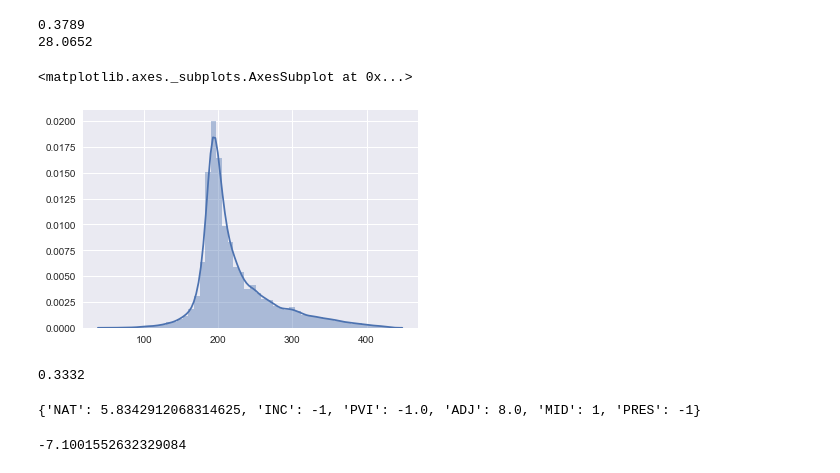
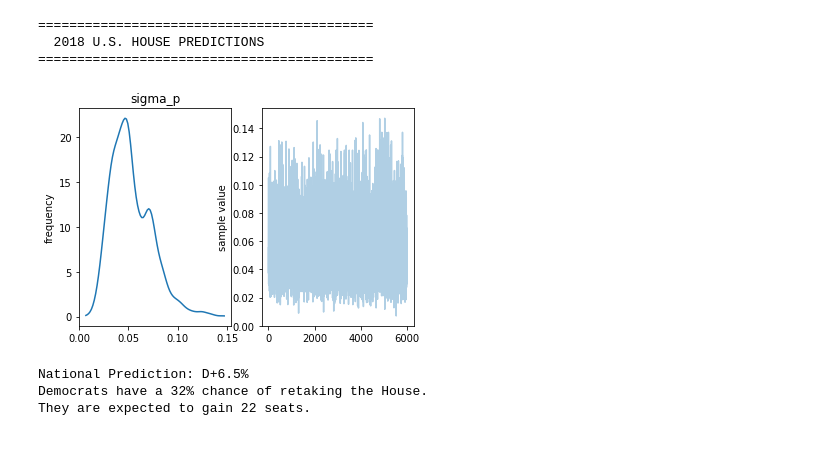
Before and after one commit to CoryMcCartan/us-house-old, a Jupyter notebook: house_analysis.ipynb, the cells around one changed output. Saved outputs shown, nothing was run; the diff lists cells and outputs as text; code cells hidden in the pictures; blank space fills up the shorter version.

```diff
--- a/house_analysis.ipynb
+++ b/house_analysis.ipynb
@@ -133,4 +145,22 @@ bias_prior = priors.get_bias_prior(recalculate=True, model_dir=args.model_dir)
 # %%
+args = get_args()
+
+election_day = datetime(2018, 11, 6)
+current_seats = 194
+
+print("===========================================")
+print("  2018 U.S. HOUSE PREDICTIONS              ")
+print("===========================================")
+print()
+
+#################################
+# Load prior models             #
+#################################
+nat_prior = priors.get_national_prior(model_dir=args.model_dir)
+race_prior = priors.get_race_prior(model_dir=args.model_dir)
+bias_prior = priors.get_bias_prior(recalculate=True, model_dir=args.model_dir)
+
+
 #################################
 # Organize data for prediction  #
 #################################
@@ -156,7 +186,7 @@ nat_prior_data = [{
 nat_prediction = nat_prior.predict(nat_prior_data)[0]
 
 # create covariance matrix for national polling error
-sigma_cov = np.full((n_months, n_months), 0.0)
+sigma_cov = np.full((n_months, n_months), 0.0)ba
 np.fill_diagonal(sigma_cov, bias_prior.mse_resid / 100**2)
 diag = np.arange(0, n_months - 1)
 sigma_cov[diag + 1, diag] = bias_prior.step_var
@@ -214,6 +244,14 @@ weeks = weeks.strftime("%Y-%m-%d")
 alpha_samples = fit.extract("alpha_n")["alpha_n"]
 alpha = 100 * np.mean(alpha_samples, axis=0)
 err_alpha = 2 * 100 * np.std(alpha_samples, axis=0)
+# %% [output]
+===========================================
+  2018 U.S. HOUSE PREDICTIONS
+===========================================
+# %%
+fit.plot("sigma_p")
+# %% [output]
+[figure, added]
 # %%
 #################################
 # Predict individual races      #
@@ -240,8 +278,8 @@ race_predictions = race_prior.predict(race_prior_data).values / 100
 
 # add in variance from national model
 addl_var = (err_y[-1] / 100)**2
-cov_matrix = np.full((435, 435), race_prior.mse_resid/100**2)
-np.fill_diagonal(cov_matrix, race_prior.dist_var/100**2)
+cov_matrix = np.full((435, 435), race_prior.mse_resid/100**2 + addl_var)
+np.fill_diagonal(cov_matrix, race_prior.dist_var/100**2 + addl_var)
 
 results = np.random.multivariate_normal(race_predictions, cov_matrix, args.race_n)
 
@@ -252,28 +290,13 @@ seats = np.sum((np.sign(results) + 1) / 2, axis=1).astype(int)
 seats_hist = np.bincount(seats, minlength=436) / len(seats)
 prob = np.mean(seats >= 218)
 gain = np.mean(seats) - current_seats
+
+print()
+print(f"National Prediction: {'D' if y[-1] >= 0 else 'R'}+{abs(y[-1]):.1f}%")
+print(f"Democrats have a {prob:.0%} chance of retaking the House.")
+print(f"They are expected to {'gain' if gain > 0 else 'lose'} {abs(gain):.0f} seats.")
+print()
+# %% [output]
+National Prediction: D+6.5%
+Democrats have a 32% chance of retaking the House.
+They are expected to gain 22 seats.
-# %%
-print(prob)
-print(gain)
-# %% [output]
-0.3789
-28.0652
-# %%
-
-sb.distplot(seats)
-# %% [output]
-<matplotlib.axes._subplots.AxesSubplot at 0x...>
-[figure, removed]
-# %%
-prob_district[idx]
-# %% [output]
-0.3332
-# %%
-distr = "CA-49"
-idx = np.where(races == distr)[0][0]
-d = race_prior_data[idx].copy()
-print(d)
-race_prior.predict([d]).values[0]
-# %% [output]
-{'NAT': 5.8342912068314625, 'INC': -1, 'PVI': -1.0, 'ADJ': 8.0, 'MID': 1, 'PRES': -1}
--7.1001552632329084
```
Also changed, not shown: parts of 11 cells of this notebook, 3 other files.
